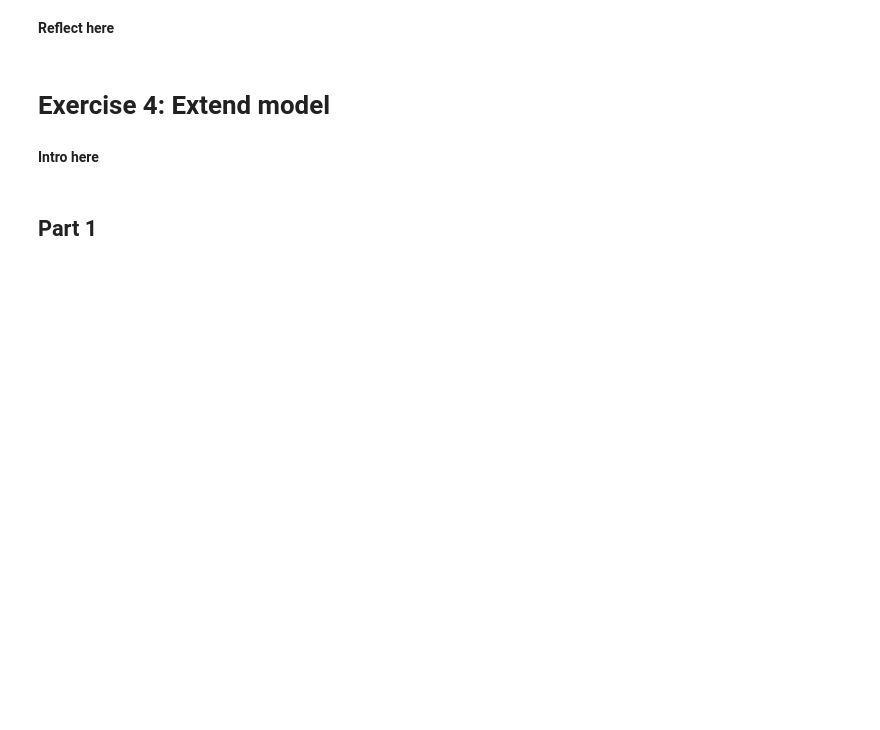
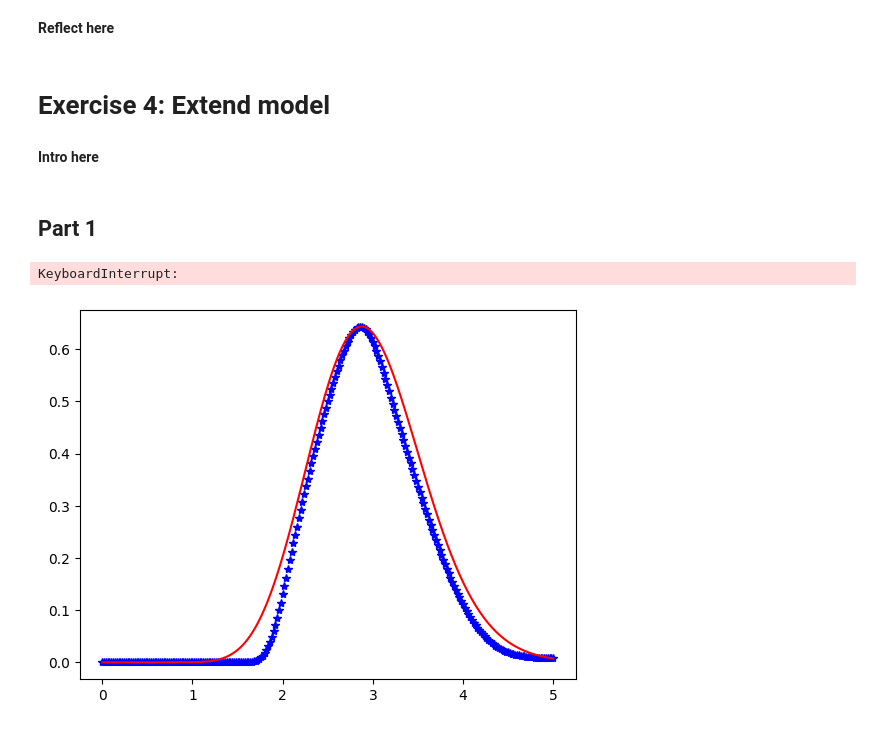
Before and after one commit to simengaasland/MOD510-Projects, a Jupyter notebook: Project 3/Project3_Report.ipynb, the cells around one changed output. Cells and saved outputs as stored; diff of their text form; code cells hidden in the pictures; blank space fills up the shorter version.

```diff
--- a/Project 3/Project3_Report.ipynb
+++ b/Project 3/Project3_Report.ipynb
@@ -577,8 +628,8 @@ plt.show()
 # %% [output]
 [figure]
 # %%
-best_v_tot = tau * q *(100/6)
-print(f"The 'best match' V_tot is {best_v_tot:.2f}mL with τ = {tau:.2f}s and q = {q:.2f}L/min")
+v_tot = tau * q *(100/6)
+print(f"The 'best match' V_tot is {v_tot:.2f}mL with τ = {tau:.2f}s and q = {q:.2f}L/min")
 # %% [output]
 The 'best match' V_tot is 205.05mL with τ = 2.46s and q = 5.01L/min
 # %% [markdown]
@@ -694,0 +768,40 @@ plt.show()
+# %%
+from scipy.optimize import minimize
+
+n_tanks = 20
+r0 = np.zeros(n_tanks + 1, float)
+
+def ssr(params):
+    v_a, d = params
+    solver = ODESolver(f=cd_n, t0=0, tf=5, h=1e-3, r0=r0,
+                   method='rk4', adaptive= True, args=(tau, n_tanks, d, v_a))
+    t_model, c_model = solver.solve()
+    c_out = np.interp(t_data, t_model, c_model[:, -1])
+    return np.sum((c_data - c_out) ** 2)
+
+# Initial guess (v_a, d)
+x0 = [0.3, 50.0]
+
+# Run optimization
+result = minimize(ssr, x0, method='Nelder-Mead',
+                  options={'maxiter': 50, 'xatol': 1e-4, 'fatol': 1e-4, 'disp': True})
+
+v_a_best, d_best = result.x
+print(f"Best v_a = {v_a_best:.4f}")
+print(f"Best d   = {d_best:.4f}")
+# %% [output]
+KeyboardInterrupt:
+# %%
+data = pd.read_csv('Data/Aneurysm_rect_1s.csv')
+t_data = data['Time'].to_numpy()
+c_data = data['Concentration'].to_numpy()
+
+solver = ODESolver(f=cd_n, t0=0, tf=5, h=1e-3, r0=r0,
+                   method='rk4', adaptive=True, args=(tau, n_tanks, d_best, v_a_best))
+t_model, c_model = solver.solve()
+
+plt.plot(t_data, c_data, '*', color = 'blue')
+plt.plot(t_model, c_model[:, -1],'-', color = 'red')
+plt.show()
+# %% [output]
+[figure, added]
```
Also changed, not shown: parts of 18 cells of this notebook.
